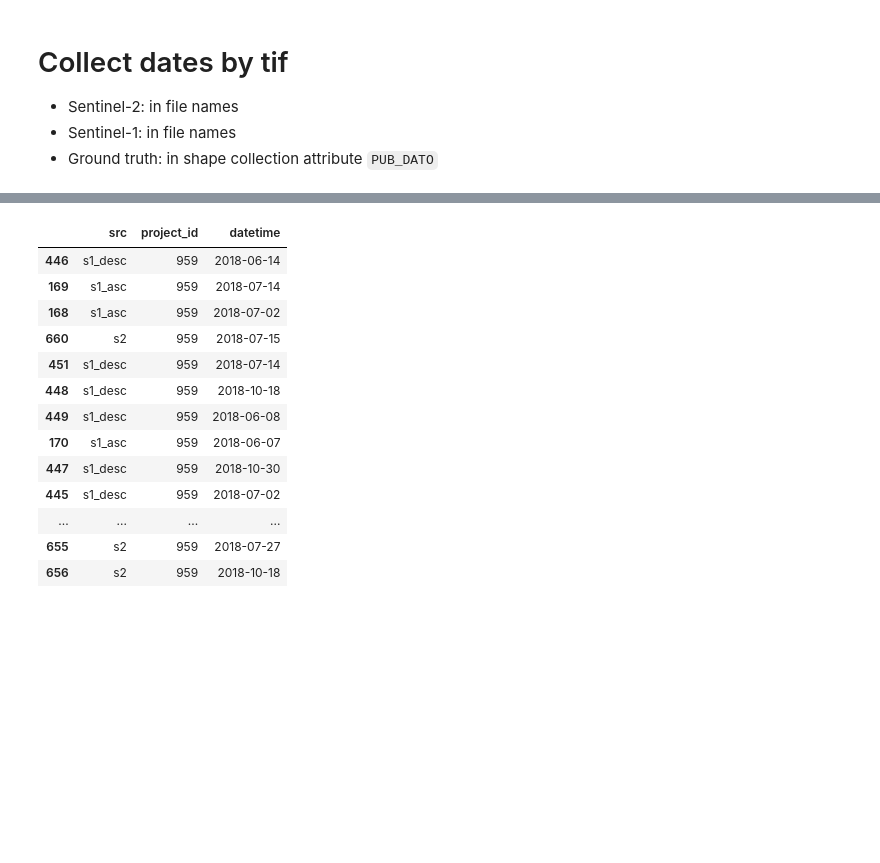
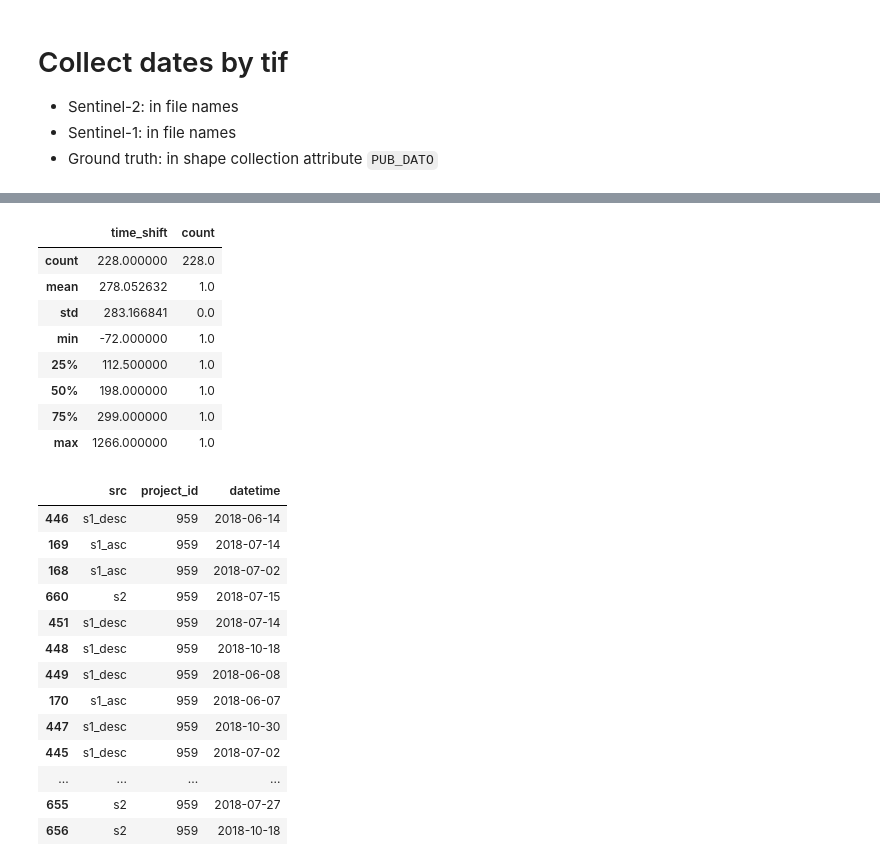
Before and after one commit to eliotwalt/rs-uncertainty, a Jupyter notebook: notebooks/dates.ipynb, the cells around one changed output, grey strips where cells are left out. Saved outputs shown, nothing was run; the diff lists cells and outputs as text; code cells hidden in the pictures; blank space fills up the shorter version.

```diff
--- a/notebooks/dates.ipynb
+++ b/notebooks/dates.ipynb
@@ -119,0 +155,12 @@ plt.show()
+# %%
+s2_shift_df.describe()
+# %% [output]
+|  | time_shift | count |
+| count | 228.000000 | 228.0 |
+| mean | 278.052632 | 1.0 |
+| std | 283.166841 | 0.0 |
+| min | -72.000000 | 1.0 |
+| 25% | 112.500000 | 1.0 |
+| 50% | 198.000000 | 1.0 |
+| 75% | 299.000000 | 1.0 |
+| max | 1266.000000 | 1.0 |
```
Also changed, not shown: parts of 7 cells of this notebook, 5 other files.
